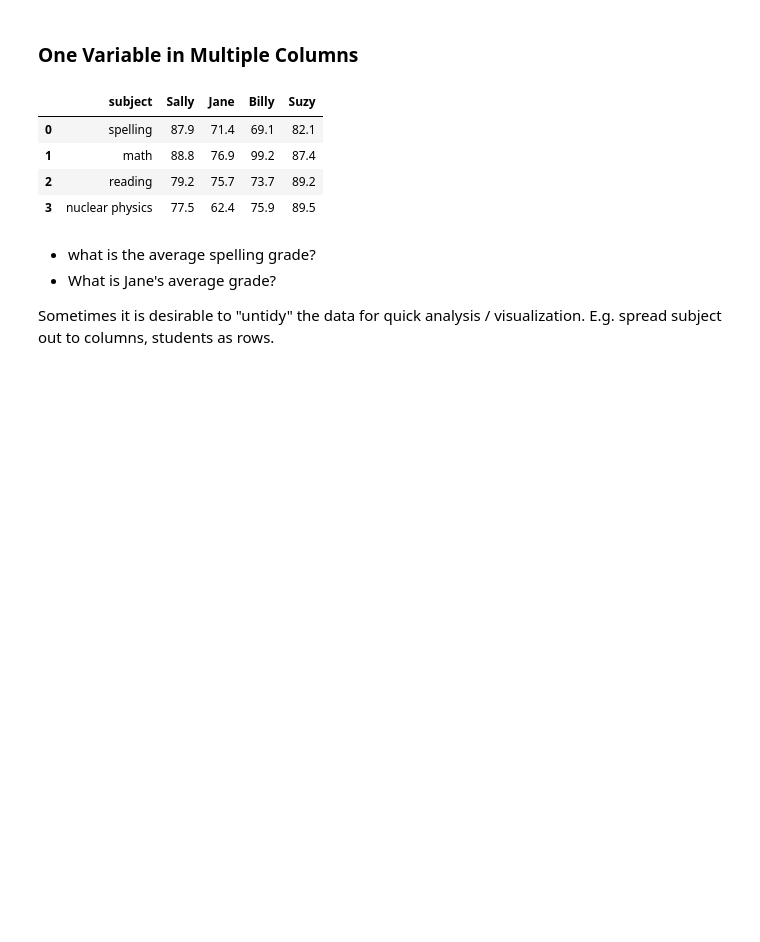
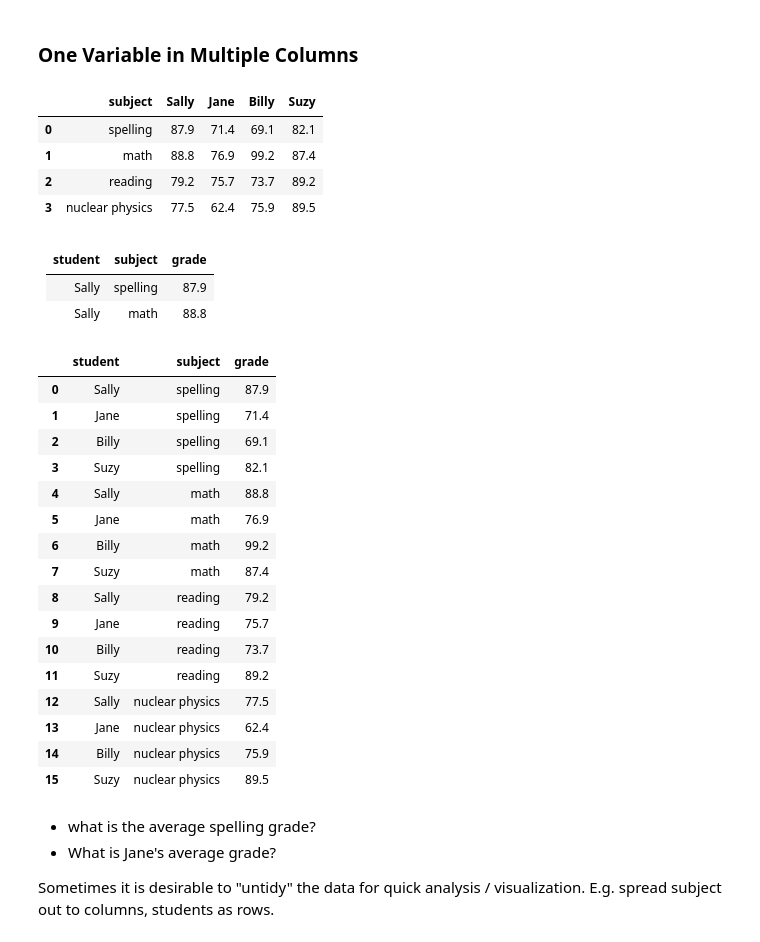
Before and after one commit to CodeupClassroom/darden-classification-exercises, a Jupyter notebook: tidy-data-lesson-notes.ipynb, the cells around one changed output. Cells and saved outputs as stored; diff of their text form; code cells hidden in the pictures; blank space fills up the shorter version.

```diff
--- a/tidy-data-lesson-notes.ipynb
+++ b/tidy-data-lesson-notes.ipynb
@@ -124,6 +152,37 @@ df
 | 1 | math | 88.8 | 76.9 | 99.2 | 87.4 |
 | 2 | reading | 79.2 | 75.7 | 73.7 | 89.2 |
 | 3 | nuclear physics | 77.5 | 62.4 | 75.9 | 89.5 |
+# %%
+df = df.set_index('subject').transpose().reset_index()
+# %%
+df.columns.name = ''
+df = df.rename(columns={'index': 'student'})
+# %% [markdown]
+| student | subject | grade |
+| ------- | ------- | ---- |
+| Sally | spelling | 87.9 |
+| Sally | math | 88.8 |
+# %%
+df = df.melt(id_vars=['student'], var_name='subject', value_name='grade')
+df
+# %% [output]
+|  | student | subject | grade |
+| 0 | Sally | spelling | 87.9 |
+| 1 | Jane | spelling | 71.4 |
+| 2 | Billy | spelling | 69.1 |
+| 3 | Suzy | spelling | 82.1 |
+| 4 | Sally | math | 88.8 |
+| 5 | Jane | math | 76.9 |
+| 6 | Billy | math | 99.2 |
+| 7 | Suzy | math | 87.4 |
+| 8 | Sally | reading | 79.2 |
+| 9 | Jane | reading | 75.7 |
+| 10 | Billy | reading | 73.7 |
+| 11 | Suzy | reading | 89.2 |
+| 12 | Sally | nuclear physics | 77.5 |
+| 13 | Jane | nuclear physics | 62.4 |
+| 14 | Billy | nuclear physics | 75.9 |
+| 15 | Suzy | nuclear physics | 89.5 |
 # %% [markdown]
 - what is the average spelling grade?
 - What is Jane's average grade?
```
Also changed, not shown: parts of 15 cells of this notebook.
